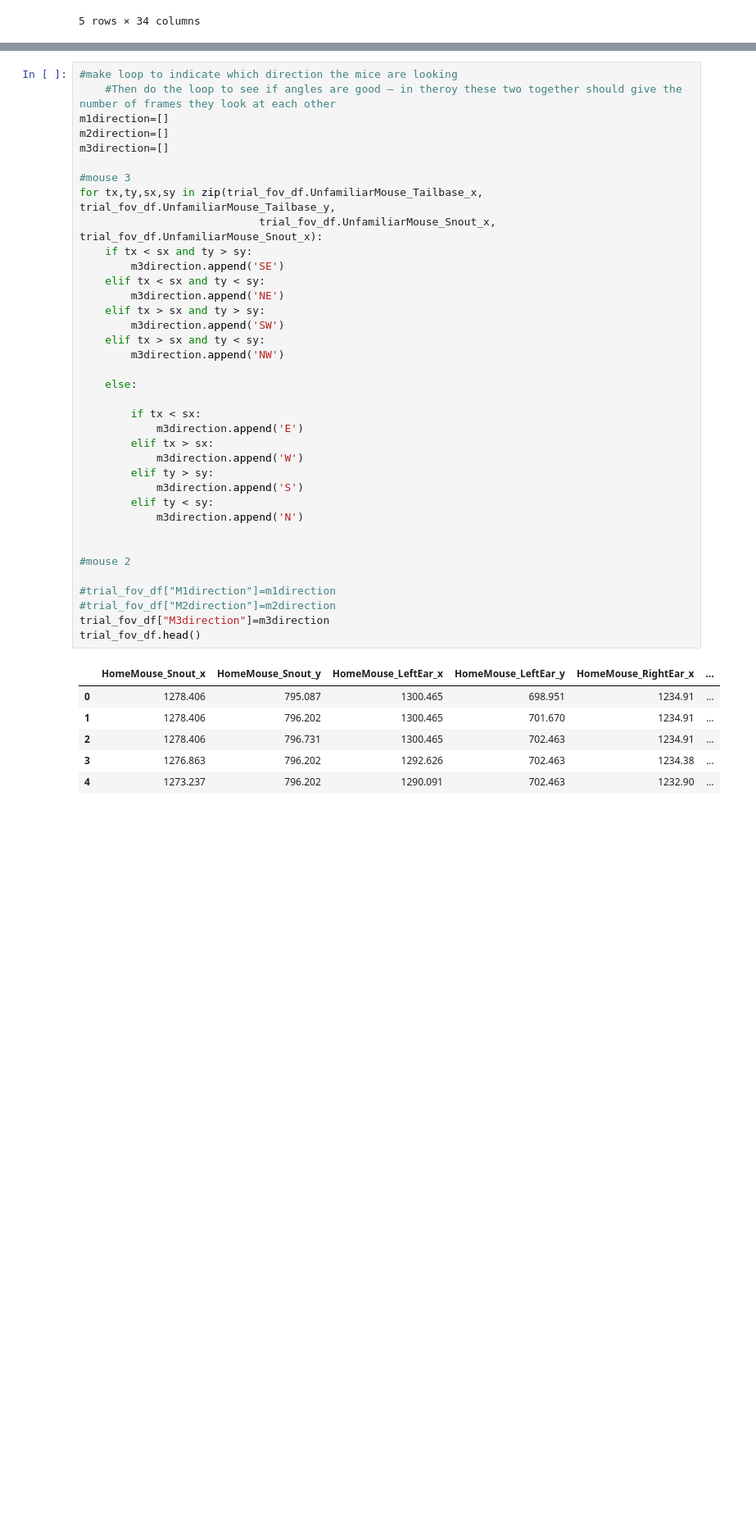
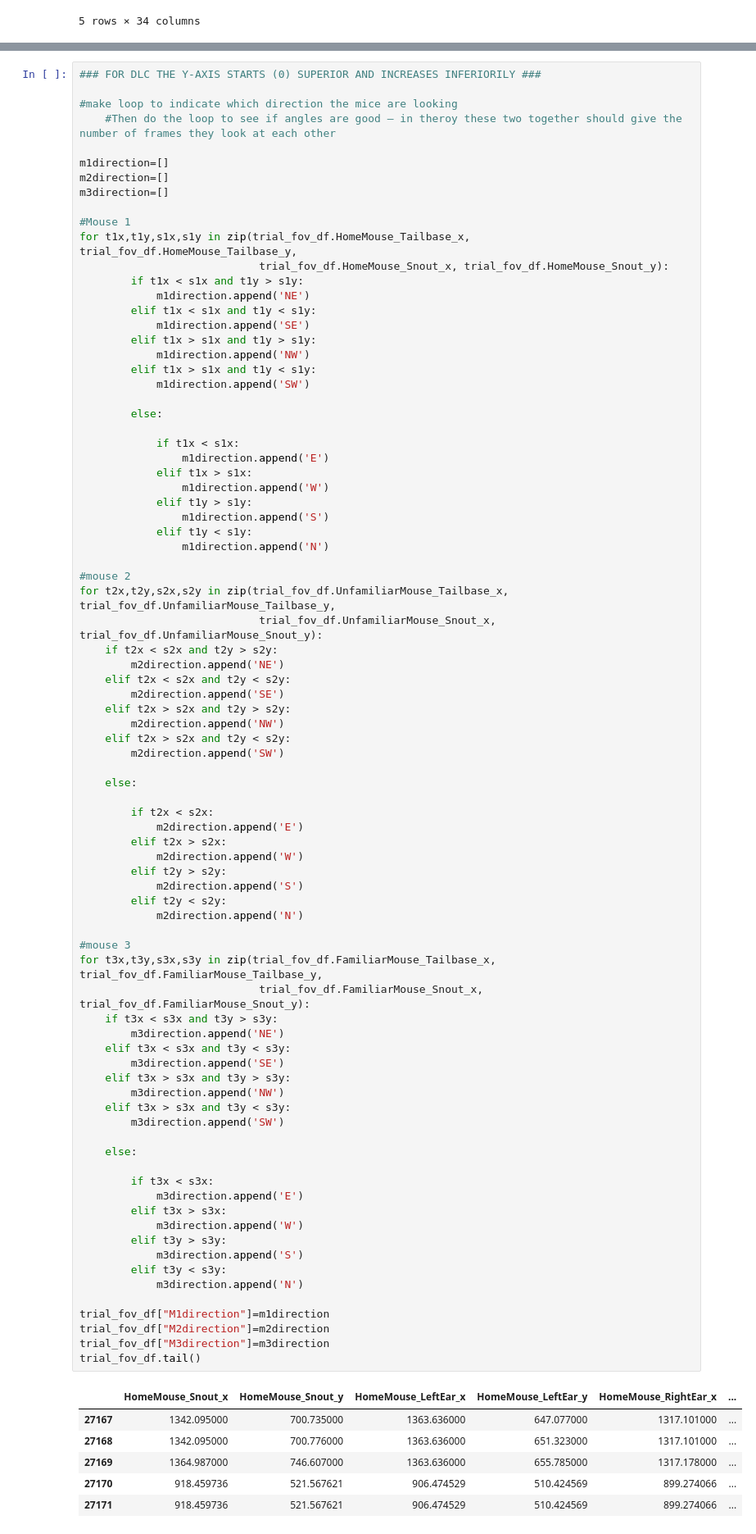
Before and after one commit to Frost-Lab-Utah/DLC, a Jupyter notebook: DLC_WT_social_trial.ipynb, the cells around one changed output, grey strips where cells are left out. Shown at 82% size. Cells and saved outputs as stored; diff of their text form; blank space fills up the shorter version.

```diff
--- a/DLC_WT_social_trial.ipynb
+++ b/DLC_WT_social_trial.ipynb
@@ -914,45 +908,91 @@ for t2,t3 in zip(trial_fov_df.UnfamiliarMouse_Snout_x,trial_fov_df.FamiliarMouse
 # %%
+### FOR DLC THE Y-AXIS STARTS (0) SUPERIOR AND INCREASES INFERIORILY ###
+
 #make loop to indicate which direction the mice are looking
     #Then do the loop to see if angles are good – in theroy these two together should give the number of frames they look at each other
+
 m1direction=[]
 m2direction=[]
 m3direction=[]
 
-#mouse 3
-for tx,ty,sx,sy in zip(trial_fov_df.UnfamiliarMouse_Tailbase_x, trial_fov_df.UnfamiliarMouse_Tailbase_y,
-                            trial_fov_df.UnfamiliarMouse_Snout_x, trial_fov_df.UnfamiliarMouse_Snout_x):
-    if tx < sx and ty > sy:
-        m3direction.append('SE')
-    elif tx < sx and ty < sy:
-        m3direction.append('NE')
-    elif tx > sx and ty > sy:
-        m3direction.append('SW')
-    elif tx > sx and ty < sy:
-        m3direction.append('NW')
+#Mouse 1
+for t1x,t1y,s1x,s1y in zip(trial_fov_df.HomeMouse_Tailbase_x, trial_fov_df.HomeMouse_Tailbase_y,
+                            trial_fov_df.HomeMouse_Snout_x, trial_fov_df.HomeMouse_Snout_y):
+        if t1x < s1x and t1y > s1y:
+            m1direction.append('NE')
+        elif t1x < s1x and t1y < s1y:
+            m1direction.append('SE')
+        elif t1x > s1x and t1y > s1y:
+            m1direction.append('NW')
+        elif t1x > s1x and t1y < s1y:
+            m1direction.append('SW')
+
+        else:
+
+            if t1x < s1x:
+                m1direction.append('E')
+            elif t1x > s1x:
+                m1direction.append('W')
+            elif t1y > s1y:
+                m1direction.append('S')
+            elif t1y < s1y:
+                m1direction.append('N')
+
+#mouse 2
+for t2x,t2y,s2x,s2y in zip(trial_fov_df.UnfamiliarMouse_Tailbase_x, trial_fov_df.UnfamiliarMouse_Tailbase_y,
+                            trial_fov_df.UnfamiliarMouse_Snout_x, trial_fov_df.UnfamiliarMouse_Snout_y):
+    if t2x < s2x and t2y > s2y:
+        m2direction.append('NE')
+    elif t2x < s2x and t2y < s2y:
+        m2direction.append('SE')
+    elif t2x > s2x and t2y > s2y:
+        m2direction.append('NW')
+    elif t2x > s2x and t2y < s2y:
+        m2direction.append('SW')
 
     else:
 
-        if tx < sx:
+        if t2x < s2x:
+            m2direction.append('E')
+        elif t2x > s2x:
+            m2direction.append('W')
+        elif t2y > s2y:
+            m2direction.append('S')
+        elif t2y < s2y:
+            m2direction.append('N')
+
+#mouse 3
+for t3x,t3y,s3x,s3y in zip(trial_fov_df.FamiliarMouse_Tailbase_x, trial_fov_df.FamiliarMouse_Tailbase_y,
+                            trial_fov_df.FamiliarMouse_Snout_x, trial_fov_df.FamiliarMouse_Snout_y):
+    if t3x < s3x and t3y > s3y:
+        m3direction.append('NE')
+    elif t3x < s3x and t3y < s3y:
+        m3direction.append('SE')
+    elif t3x > s3x and t3y > s3y:
+        m3direction.append('NW')
+    elif t3x > s3x and t3y < s3y:
+        m3direction.append('SW')
+
+    else:
+
+        if t3x < s3x:
             m3direction.append('E')
-        elif tx > sx:
+        elif t3x > s3x:
             m3direction.append('W')
-        elif ty > sy:
+        elif t3y > s3y:
             m3direction.append('S')
-        elif ty < sy:
+        elif t3y < s3y:
             m3direction.append('N')
 
-
-#mouse 2
-
-#trial_fov_df["M1direction"]=m1direction
-#trial_fov_df["M2direction"]=m2direction
+trial_fov_df["M1direction"]=m1direction
+trial_fov_df["M2direction"]=m2direction
 trial_fov_df["M3direction"]=m3direction
-trial_fov_df.head()
+trial_fov_df.tail()
 # %% [output]
 |  | HomeMouse_Snout_x | HomeMouse_Snout_y | HomeMouse_LeftEar_x | HomeMouse_LeftEar_y | HomeMouse_RightEar_x | ... |
-| 0 | 1278.406 | 795.087 | 1300.465 | 698.951 | 1234.91 | ... |
-| 1 | 1278.406 | 796.202 | 1300.465 | 701.670 | 1234.91 | ... |
-| 2 | 1278.406 | 796.731 | 1300.465 | 702.463 | 1234.91 | ... |
-| 3 | 1276.863 | 796.202 | 1292.626 | 702.463 | 1234.38 | ... |
-| 4 | 1273.237 | 796.202 | 1290.091 | 702.463 | 1232.90 | ... |
+| 27167 | 1342.095000 | 700.735000 | 1363.636000 | 647.077000 | 1317.101000 | ... |
+| 27168 | 1342.095000 | 700.776000 | 1363.636000 | 651.323000 | 1317.101000 | ... |
+| 27169 | 1364.987000 | 746.607000 | 1363.636000 | 655.785000 | 1317.178000 | ... |
+| 27170 | 918.459736 | 521.567621 | 906.474529 | 510.424569 | 899.274066 | ... |
+| 27171 | 918.459736 | 521.567621 | 906.474529 | 510.424569 | 899.274066 | ... |
 5 rows × 34 columns
```
Also changed, not shown: parts of 9 cells of this notebook.
